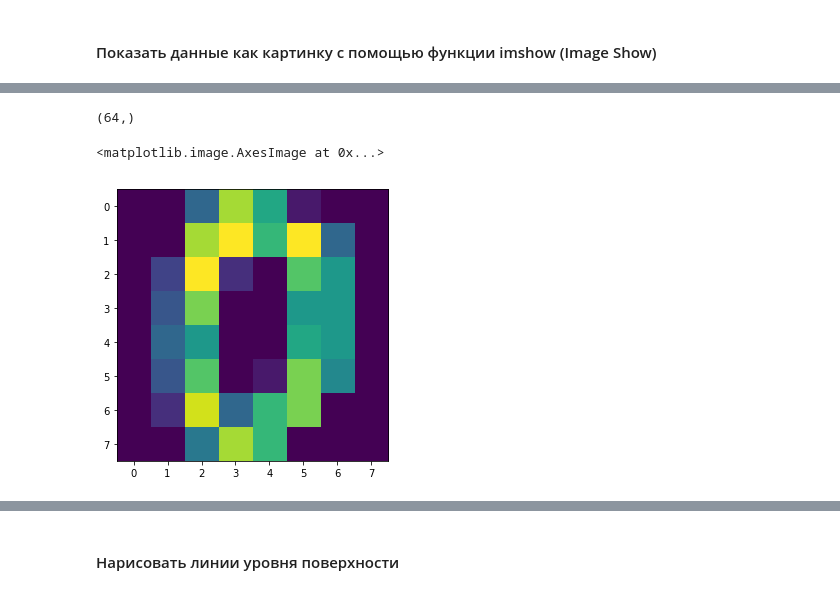
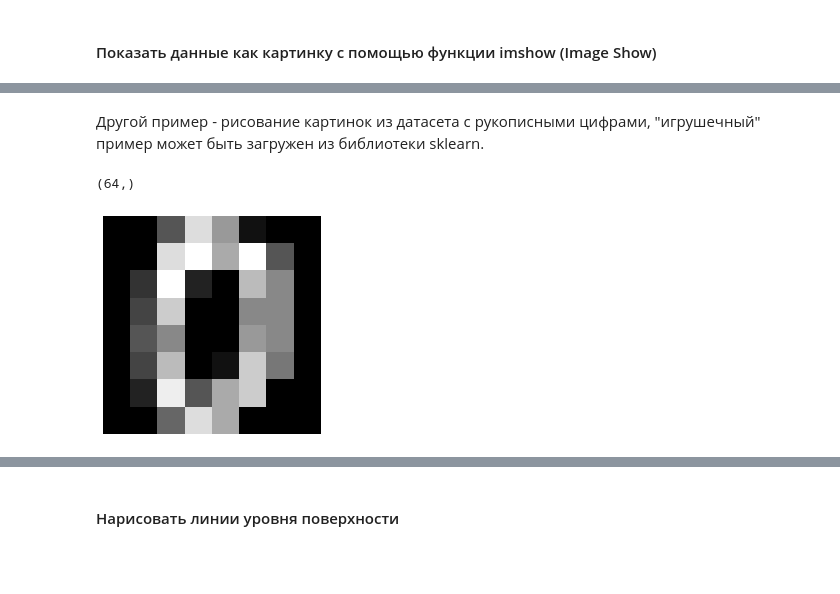
Before and after one commit to yurichernyshov/Data-Science-Course, a Jupyter notebook: lessons/100 questions MatPlotLib.ipynb, the cells around one changed output, grey strips where cells are left out. Saved outputs shown, nothing was run; the diff lists cells and outputs as text; code cells hidden in the pictures; blank space fills up the shorter version.

Commit message:
matplotlib notebook was improved

```diff
--- a/lessons/100 questions MatPlotLib.ipynb
+++ b/lessons/100 questions MatPlotLib.ipynb
@@ -567,3 +611,5 @@ plt.show()
+# %% [markdown]
+Другой пример - рисование картинок из датасета с рукописными цифрами, "игрушечный" пример может быть загружен из библиотеки sklearn.
 # %%
 from sklearn.datasets import load_digits
 # %%
@@ -573,7 +619,8 @@ digit.data[0].shape
 # %% [output]
 (64,)
 # %%
-plt.imshow(digit.data[0].reshape(8,8))
+plt.imshow(digit.data[0].reshape(8,8), cmap='gray')
+plt.axis(False)
+plt.show()
 # %% [output]
-<matplotlib.image.AxesImage at 0x...>
-[figure, old version]
+[figure, new version]
```
Also changed, not shown: parts of 79 cells of this notebook.
